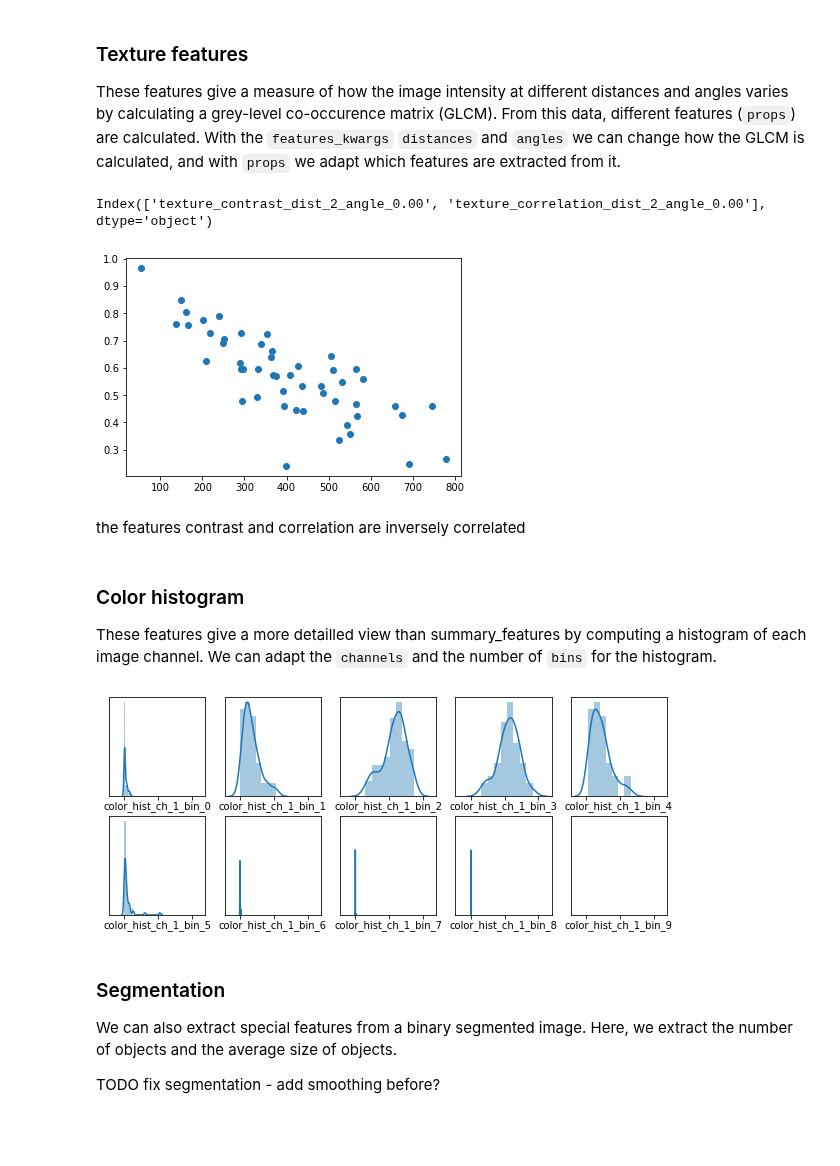
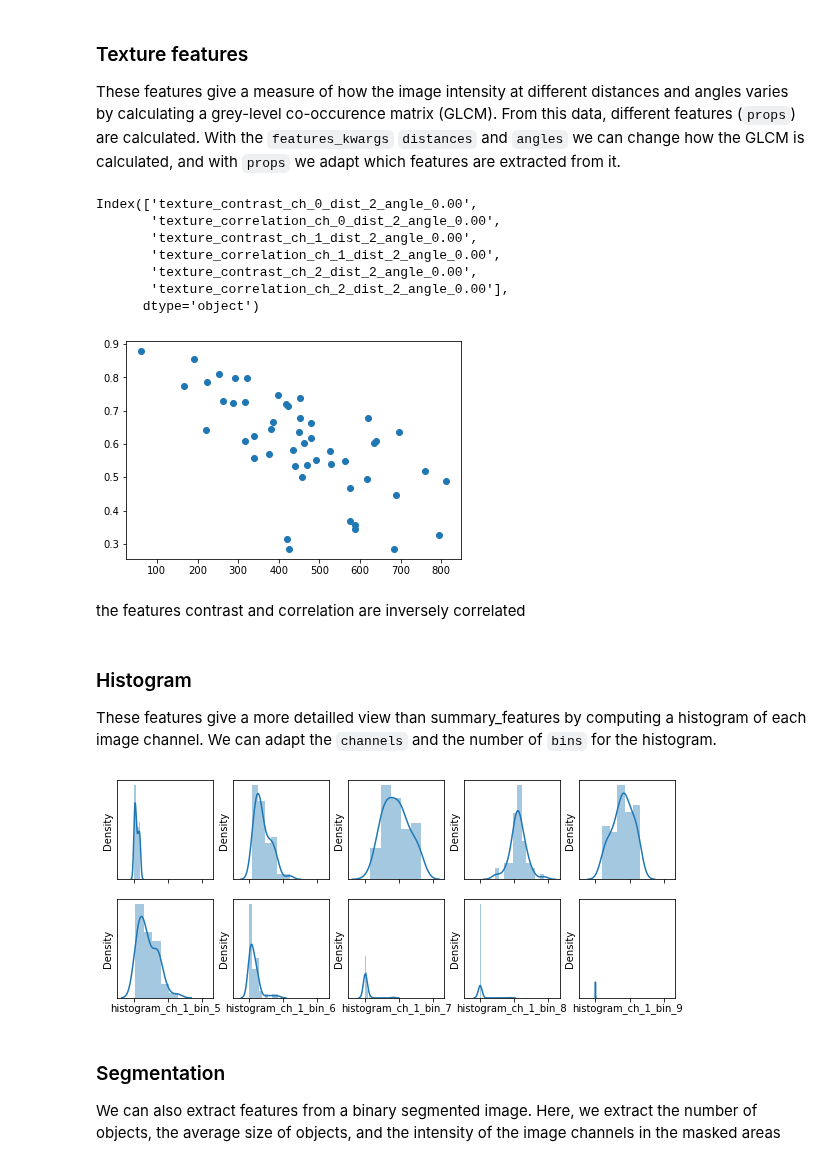
Before and after one commit to scverse/squidpy, a Jupyter notebook: notebooks/tutorial_feature_extraction.ipynb, the cells around one changed output. Cells and saved outputs as stored; diff of their text form; code cells hidden in the pictures; blank space fills up the shorter version.

Commit message:
change signature of feature extraction to take an ImageContainer, add tests

```diff
--- a/notebooks/tutorial_feature_extraction.ipynb
+++ b/notebooks/tutorial_feature_extraction.ipynb
@@ -142,15 +141,21 @@ sq.image.calculate_image_features(adata, img, ['texture'], key='texture_features
 print(adata.obsm['texture_features'].columns)
 # show the resulting features
 _ = plt.scatter(
-    adata.obsm['texture_features']['texture_contrast_dist_2_angle_0.00'],
-    adata.obsm['texture_features']['texture_correlation_dist_2_angle_0.00']
+    adata.obsm['texture_features']['texture_contrast_ch_0_dist_2_angle_0.00'],
+    adata.obsm['texture_features']['texture_correlation_ch_0_dist_2_angle_0.00']
 )
 # %% [output]
-Index(['texture_contrast_dist_2_angle_0.00', 'texture_correlation_dist_2_angle_0.00'], dtype='object')
+Index(['texture_contrast_ch_0_dist_2_angle_0.00',
+       'texture_correlation_ch_0_dist_2_angle_0.00',
+       'texture_contrast_ch_1_dist_2_angle_0.00',
+       'texture_correlation_ch_1_dist_2_angle_0.00',
+       'texture_contrast_ch_2_dist_2_angle_0.00',
+       'texture_correlation_ch_2_dist_2_angle_0.00'],
+      dtype='object')
-[figure, old version]
+[figure, new version]
 # %% [markdown]
 the features contrast and correlation are inversely correlated
 # %% [markdown]
-### Color histogram
+### Histogram
 These features give a more detailled view than summary_features by computing a histogram of each image channel. We can adapt the `channels` and the number of `bins` for the histogram.
 # %%
@@ -159,15 +164,13 @@ sq.image.calculate_image_features(adata, img, ['color_hist'], key='hist_features
 # %%
 # plot the distribution of counts in different bins for all spots
 fig, axes = plt.subplots(2,5, sharex=True, figsize=(10,4))
 for i, ax in enumerate(axes.flat):
-    sns.distplot(adata.obsm['hist_features'][f'color_hist_ch_1_bin_{i}'], ax=ax)
+    sns.distplot(adata.obsm['hist_features'][f'histogram_ch_1_bin_{i}'], ax=ax)
     ax.tick_params(axis=u'y', which=u'both',length=0)
     plt.setp(ax.get_xticklabels(), visible=False)
     plt.setp(ax.get_yticklabels(), visible=False)
 # %% [output]
-[figure, old version]
+[figure, new version]
 # %% [markdown]
 ### Segmentation
-We can also extract special features from a binary segmented image. Here, we extract the number of objects and the average size of objects.
-
-TODO fix segmentation - add smoothing before?
+We can also extract features from a binary segmented image. Here, we extract the number of objects, the average size of objects, and the intensity of the image channels in the masked areas
```
Also changed, not shown: parts of 36 cells of this notebook, 11 other files.
